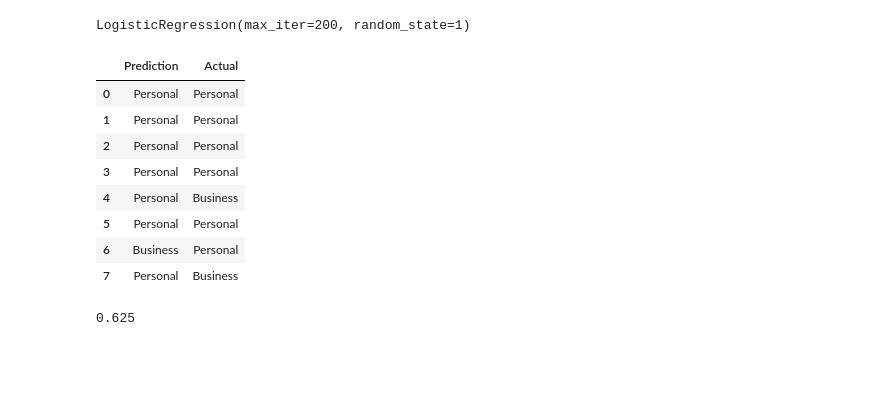
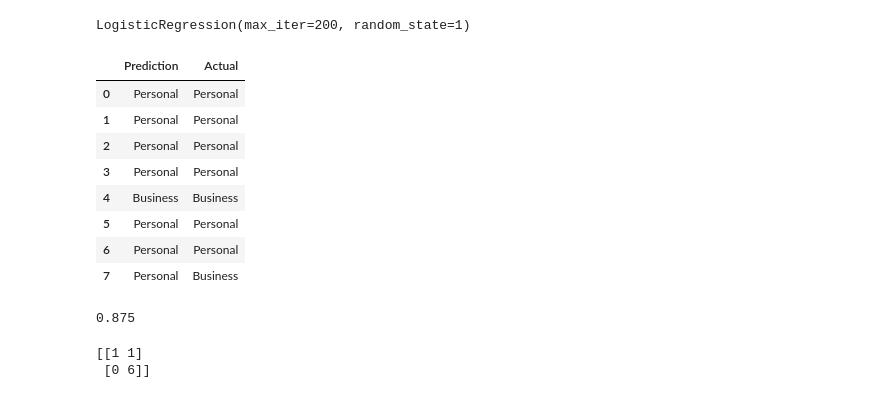
Before and after one commit to chinzjay/Final_Project, a Jupyter notebook: sample_code.ipynb, the cells around one changed output. Saved outputs shown, nothing was run; the diff lists cells and outputs as text; code cells hidden in the pictures; blank space fills up the shorter version.

```diff
--- a/sample_code.ipynb
+++ b/sample_code.ipynb
@@ -158,6 +158,17 @@ X_train, X_test, y_train, y_test = train_test_split(X,
 X_train.shape
 # %% [output]
 (23, 23)
+# %%
+from sklearn.preprocessing import StandardScaler,OneHotEncoder
+# Create a StandardScaler instances
+scaler = StandardScaler()
+
+# Fit the StandardScaler
+X_scaler = scaler.fit(X_train)
+
+# Scale the data
+X_train_scaled = X_scaler.transform(X_train)
+X_test_scaled = X_scaler.transform(X_test)
 # %%
 # Create a Logistic Regression Model
 from sklearn.linear_model import LogisticRegression
@@ -166,27 +177,34 @@ classifier = LogisticRegression(solver='lbfgs',
                                 random_state=1)
 # %%
 # Fit (train) or model using the training data
-classifier.fit(X_train, y_train)
+classifier.fit(X_train_scaled, y_train)
 # %% [output]
 LogisticRegression(max_iter=200, random_state=1)
 # %%
 # Make predictions
-y_pred = classifier.predict(X_test)
+y_pred = classifier.predict(X_test_scaled)
 results = pd.DataFrame({"Prediction": y_pred, "Actual": y_test}).reset_index(drop=True)
 results.head(20)
 # %% [output]
 |  | Prediction | Actual |
 | 0 | Personal | Personal |
 | 1 | Personal | Personal |
 | 2 | Personal | Personal |
 | 3 | Personal | Personal |
-| 4 | Personal | Business |
+| 4 | Business | Business |
 | 5 | Personal | Personal |
-| 6 | Business | Personal |
+| 6 | Personal | Personal |
 | 7 | Personal | Business |
 # %%
 # Print the accuracy score
 from sklearn.metrics import accuracy_score
 print(accuracy_score(y_test, y_pred))
 # %% [output]
-0.625
+0.875
+# %%
+from sklearn.metrics import confusion_matrix, classification_report
+matrix = confusion_matrix(y_test, y_pred)
+print(matrix)
+# %% [output]
+[[1 1]
+ [0 6]]
```
Also changed, not shown: parts of 6 cells of this notebook.
